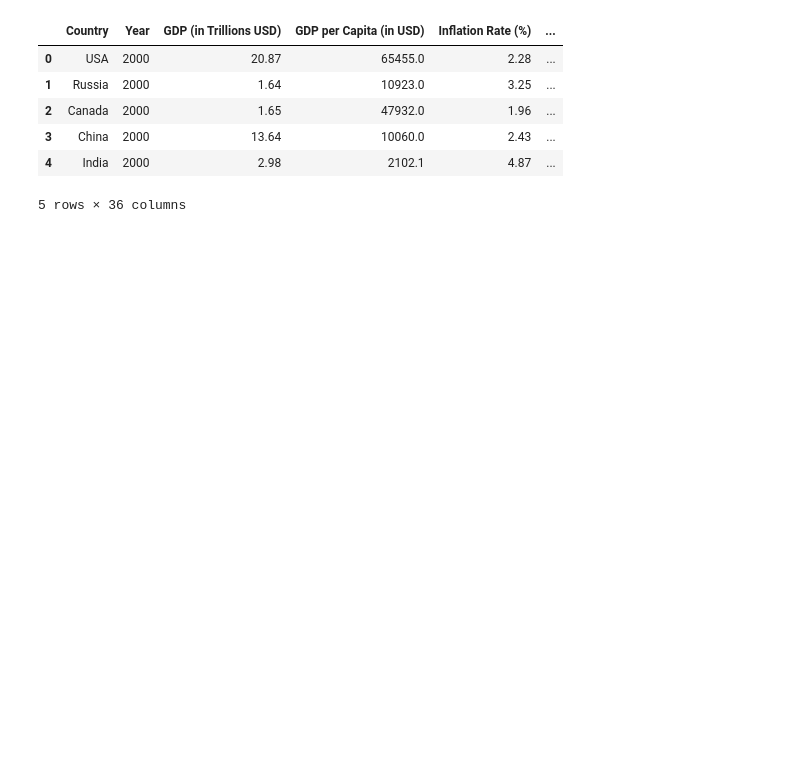
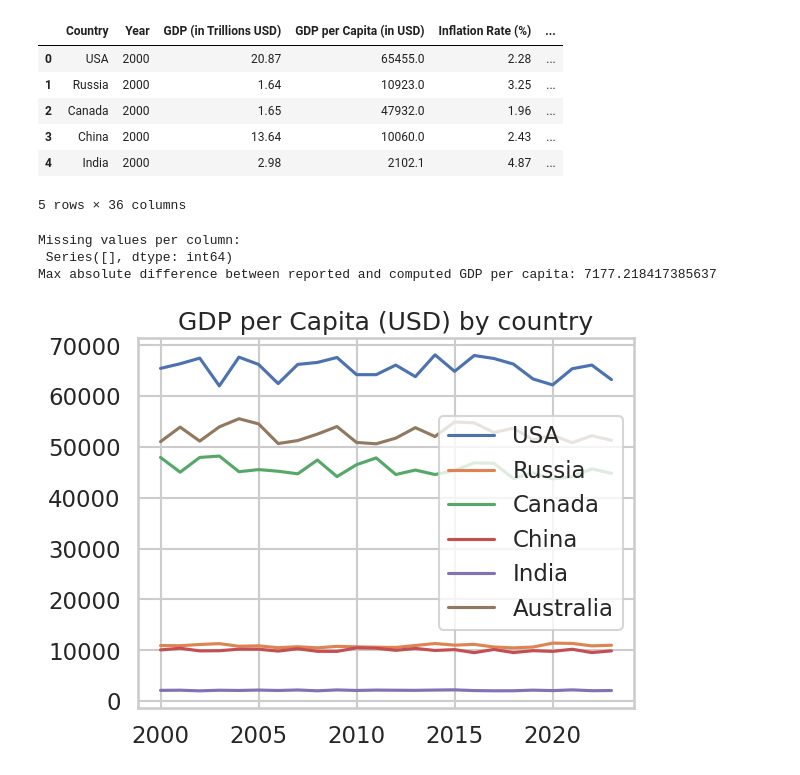
Before and after one commit to sitiekbal/CapstnPro_Econ.Analysis, a Jupyter notebook: Capstone_Project_Economic_Analysis.ipynb, the cells around one changed output. Saved outputs shown, nothing was run; the diff lists cells and outputs as text; code cells hidden in the pictures; blank space fills up the shorter version.

```diff
--- a/Capstone_Project_Economic_Analysis.ipynb
+++ b/Capstone_Project_Economic_Analysis.ipynb
@@ -14,3 +14,39 @@ df.head()
 | 3 | China | 2000 | 13.64 | 10060.0 | 2.43 | ... |
 | 4 | India | 2000 | 2.98 | 2102.1 | 4.87 | ... |
 5 rows × 36 columns
+# %%
+import pandas as pd
+import numpy as np
+
+RAW_URL = "https://raw.githubusercontent.com/sitiekbal/CapstnPro_Econ.Analysis/refs/heads/main/Global%20Economic%20Data.csv"
+df = pd.read_csv(RAW_URL)
+
+# tidy column names
+df.columns = [c.strip() for c in df.columns]
+
+# convert Year and numeric columns
+df['Year'] = pd.to_numeric(df['Year'], errors='coerce').astype('Int64')
+numeric_cols = df.columns.drop(['Country','Year'])
+df[numeric_cols] = df[numeric_cols].apply(pd.to_numeric, errors='coerce')
+
+# missingness
+missing = df.isna().sum().sort_values(ascending=False)
+print("Missing values per column:\n", missing[missing>0])
+
+# validate GDP per capita (approx)
+df['GDP_per_capita_check'] = (df['GDP (in Trillions USD)'] * 1_000_000) / df['Population (in Millions)']
+df['gdp_percap_diff'] = df['GDP per Capita (in USD)'] - df['GDP_per_capita_check']
+print("Max absolute difference between reported and computed GDP per capita:",
+      np.nanmax(np.abs(df['gdp_percap_diff'])))
+
+# quick trend plot example (requires matplotlib)
+import matplotlib.pyplot as plt
+for country in df['Country'].unique():
+    sub = df[df['Country'] == country].sort_values('Year')
+    plt.plot(sub['Year'], sub['GDP per Capita (in USD)'], label=country)
+plt.legend(); plt.title("GDP per Capita (USD) by country"); plt.show()
+# %% [output]
+Missing values per column:
+ Series([], dtype: int64)
+Max absolute difference between reported and computed GDP per capita: 7177.218417385637
+[figure, added]
```
